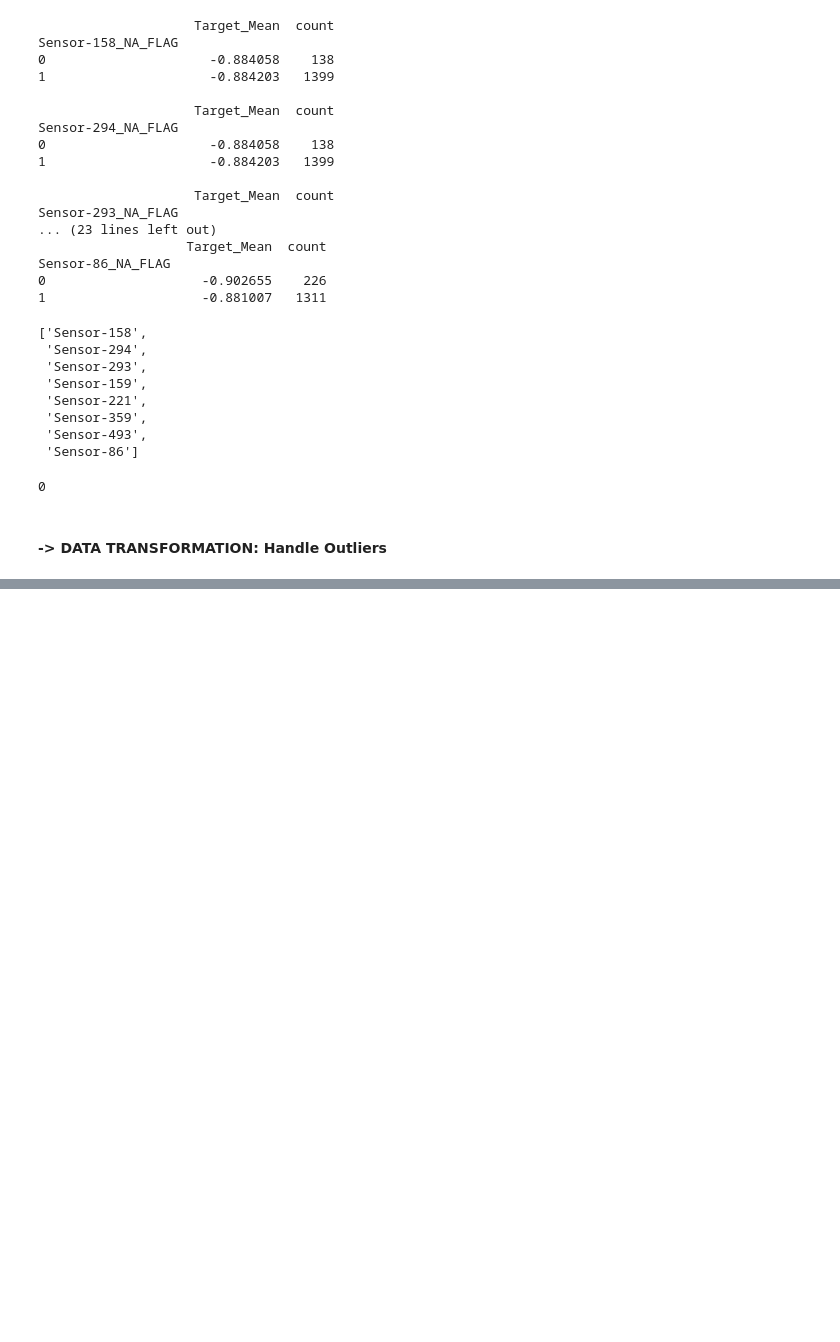
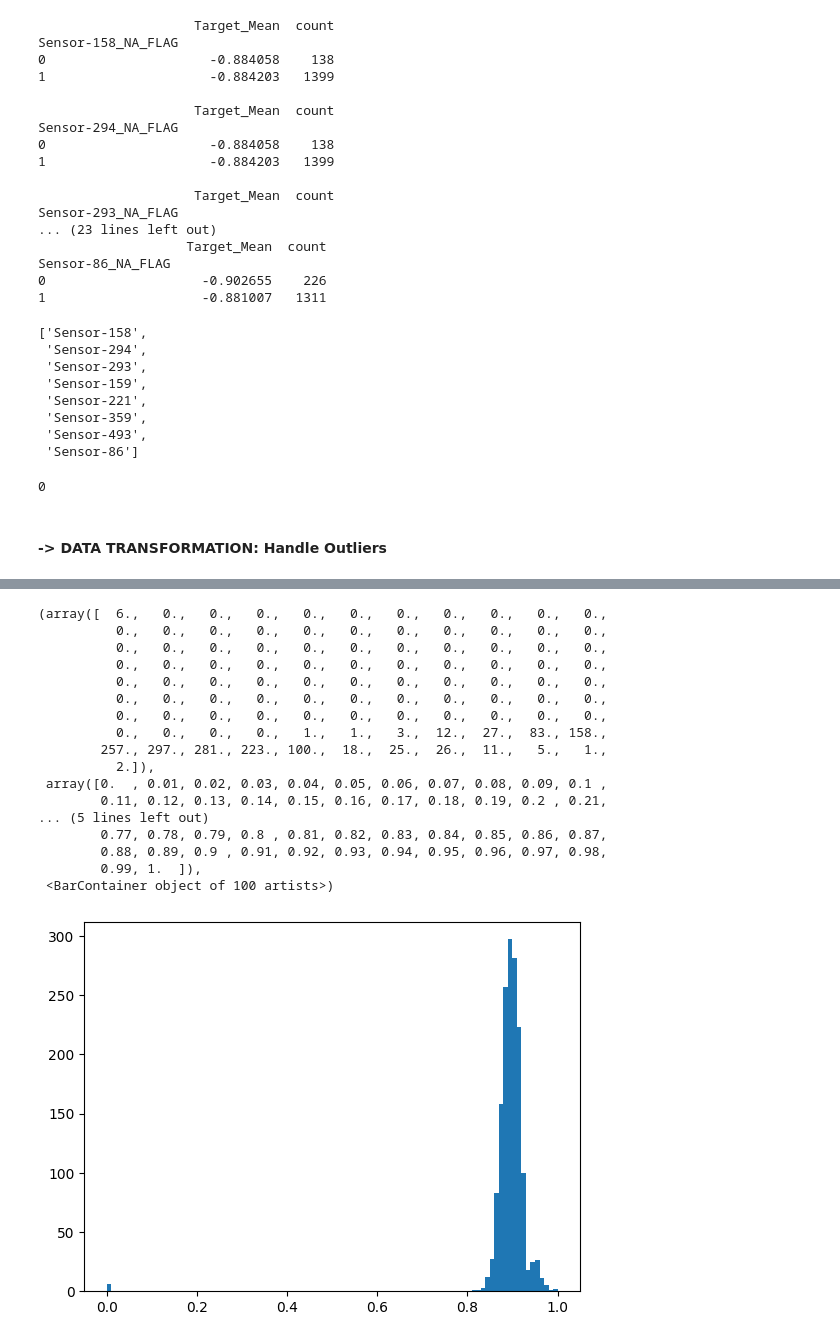
Before and after one commit to ayhanoruc/predictive-wafer-maintenance, a Jupyter notebook: notebook/EDA.ipynb, the cells around one changed output, grey strips where cells are left out. Saved outputs shown, nothing was run; the diff lists cells and outputs as text; code cells hidden in the pictures; blank space fills up the shorter version.

Commit message:
transformation functions added

```diff
--- a/notebook/EDA.ipynb
+++ b/notebook/EDA.ipynb
@@ -960,2 +1006,0 @@ ind
-# %%
-y= df_zero_std_dropped
@@ -982,4 +1006,0 @@ Name: Sensor-5, dtype: float64
-# %%
-# CHECK HERE
-for col, index in ind:
-    y= handle_outliers.drop_outliers(col,index)
@@ -992,0 +1055,19 @@ Name: count, dtype: int64
+# %%
+class HandleScaling:
+    def __init__(self,dataframe:pd.DataFrame):
+        self.dataframe = dataframe
+
+    def standard_scaler(self):
+        ss = StandardScaler()
+        return pd.DataFrame(ss.fit_transform(self.dataframe),columns=self.dataframe.columns)
+
+    def robust_scaler(self):
+        rs = RobustScaler()
+        return pd.DataFrame(rs.fit_transform(self.dataframe),columns=self.dataframe.columns)
+
+
+    def min_max_scaler(self,feature_range=(0,1)):
+        mms = MinMaxScaler(feature_range=feature_range)
+        return pd.DataFrame(mms.fit_transform(self.dataframe),columns=self.dataframe.columns)
+# %%
+handle_scaling= HandleScaling(y[["Sensor-1"]])
@@ -992,0 +1110,22 @@ Name: count, dtype: int64
+# %%
+scaled_df = handle_scaling.min_max_scaler()
+plt.hist(scaled_df,bins=100 )
+# %% [output]
+(array([  6.,   0.,   0.,   0.,   0.,   0.,   0.,   0.,   0.,   0.,   0.,
+          0.,   0.,   0.,   0.,   0.,   0.,   0.,   0.,   0.,   0.,   0.,
+          0.,   0.,   0.,   0.,   0.,   0.,   0.,   0.,   0.,   0.,   0.,
+          0.,   0.,   0.,   0.,   0.,   0.,   0.,   0.,   0.,   0.,   0.,
+          0.,   0.,   0.,   0.,   0.,   0.,   0.,   0.,   0.,   0.,   0.,
+          0.,   0.,   0.,   0.,   0.,   0.,   0.,   0.,   0.,   0.,   0.,
+          0.,   0.,   0.,   0.,   0.,   0.,   0.,   0.,   0.,   0.,   0.,
+          0.,   0.,   0.,   0.,   1.,   1.,   3.,  12.,  27.,  83., 158.,
+        257., 297., 281., 223., 100.,  18.,  25.,  26.,  11.,   5.,   1.,
+          2.]),
+ array([0.  , 0.01, 0.02, 0.03, 0.04, 0.05, 0.06, 0.07, 0.08, 0.09, 0.1 ,
+        0.11, 0.12, 0.13, 0.14, 0.15, 0.16, 0.17, 0.18, 0.19, 0.2 , 0.21,
+... (5 lines left out)
+        0.77, 0.78, 0.79, 0.8 , 0.81, 0.82, 0.83, 0.84, 0.85, 0.86, 0.87,
+        0.88, 0.89, 0.9 , 0.91, 0.92, 0.93, 0.94, 0.95, 0.96, 0.97, 0.98,
+        0.99, 1.  ]),
+ <BarContainer object of 100 artists>)
+[figure, added]
```
Also changed, not shown: parts of 20 cells of this notebook.
